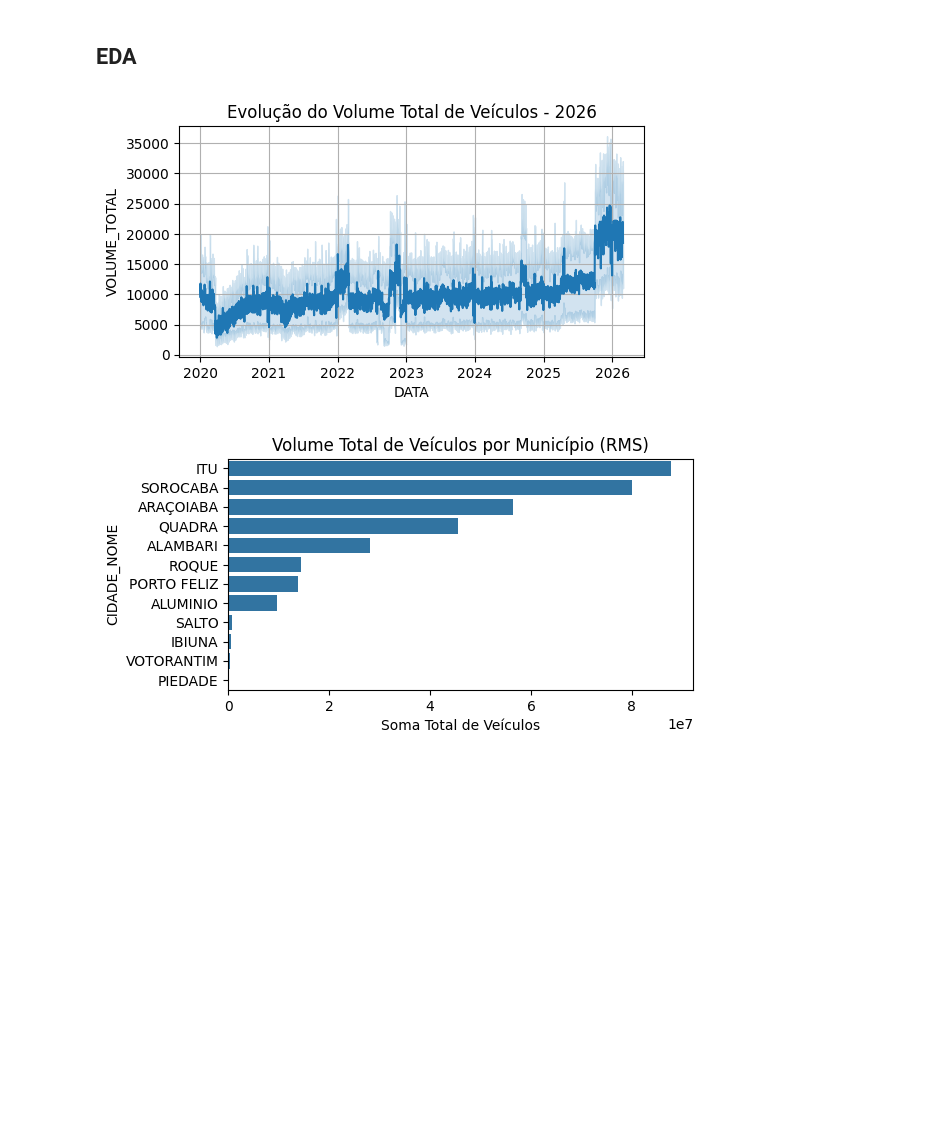
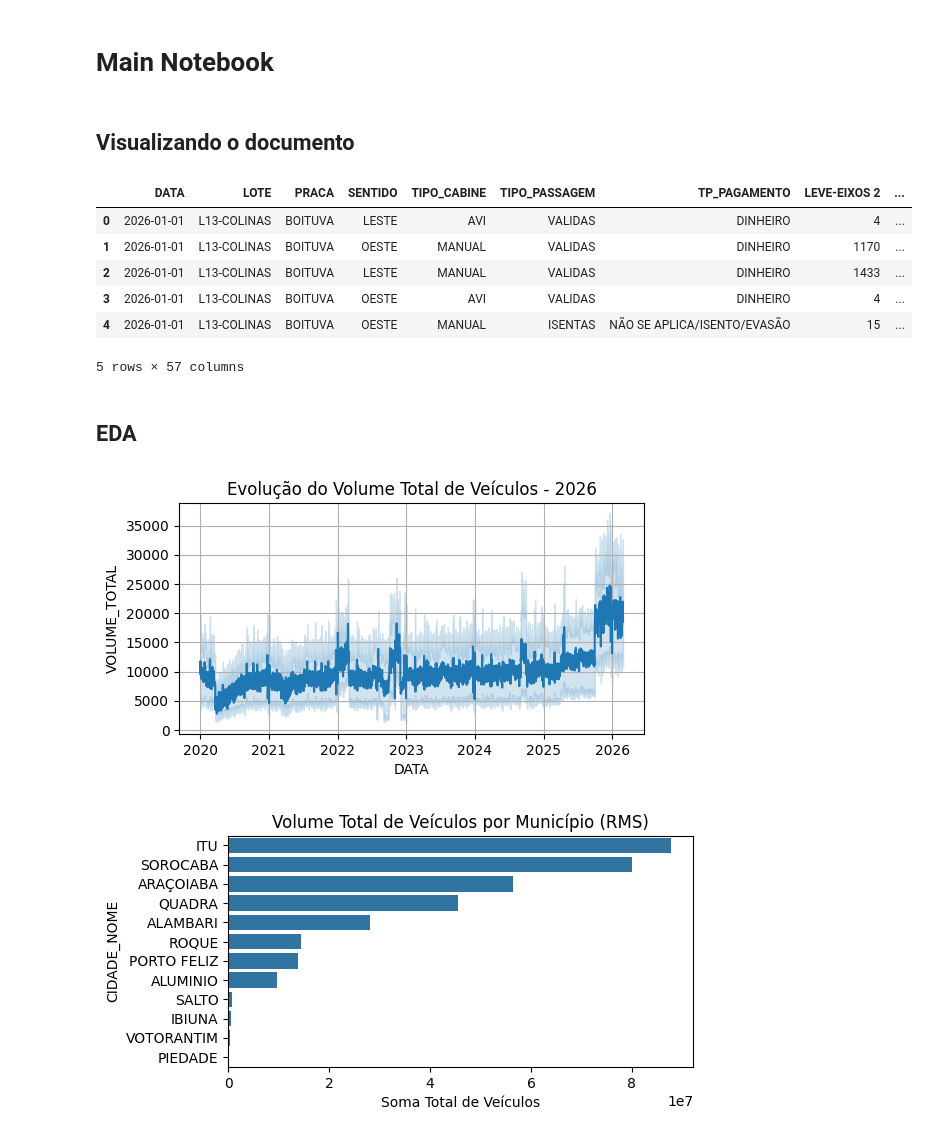
Before and after one commit to Cyrooikawa/TCC, a Jupyter notebook: main.ipynb, the cells around one changed output. Saved outputs shown, nothing was run; the diff lists cells and outputs as text; code cells hidden in the pictures; blank space fills up the shorter version.

```diff
--- a/main.ipynb
+++ b/main.ipynb
@@ -0,0 +1,2 @@
+# %% [markdown]
+# Main Notebook
@@ -1,3 +7,16 @@
+# %% [markdown]
+## Visualizando o documento
+# %%
+df = pd.read_csv('base_RMS_final.csv')
+df.head()
+# %% [output]
+|  | DATA | LOTE | PRACA | SENTIDO | TIPO_CABINE | TIPO_PASSAGEM | TP_PAGAMENTO | LEVE-EIXOS 2 | ... |
+| 0 | 2026-01-01 | L13-COLINAS | BOITUVA | LESTE | AVI | VALIDAS | DINHEIRO | 4 | ... |
+| 1 | 2026-01-01 | L13-COLINAS | BOITUVA | OESTE | MANUAL | VALIDAS | DINHEIRO | 1170 | ... |
+| 2 | 2026-01-01 | L13-COLINAS | BOITUVA | LESTE | MANUAL | VALIDAS | DINHEIRO | 1433 | ... |
+| 3 | 2026-01-01 | L13-COLINAS | BOITUVA | OESTE | AVI | VALIDAS | DINHEIRO | 4 | ... |
+| 4 | 2026-01-01 | L13-COLINAS | BOITUVA | OESTE | MANUAL | ISENTAS | NÃO SE APLICA/ISENTO/EVASÃO | 15 | ... |
+5 rows × 57 columns
 # %% [markdown]
 ## EDA
 # %%
@@ -17,7 +33,7 @@ plt.title('Evolução do Volume Total de Veículos - 2026')
 plt.grid(True)
 plt.show()
 # %% [output]
-[figure, old version]
+[figure, new version]
 # %%
 plt.figure(figsize=(6, 3))
 df_total = df.groupby('CIDADE_NOME')['VOLUME_TOTAL'].sum().sort_values(ascending=False).reset_index()
```
Also changed, not shown: parts of 6 cells of this notebook.
